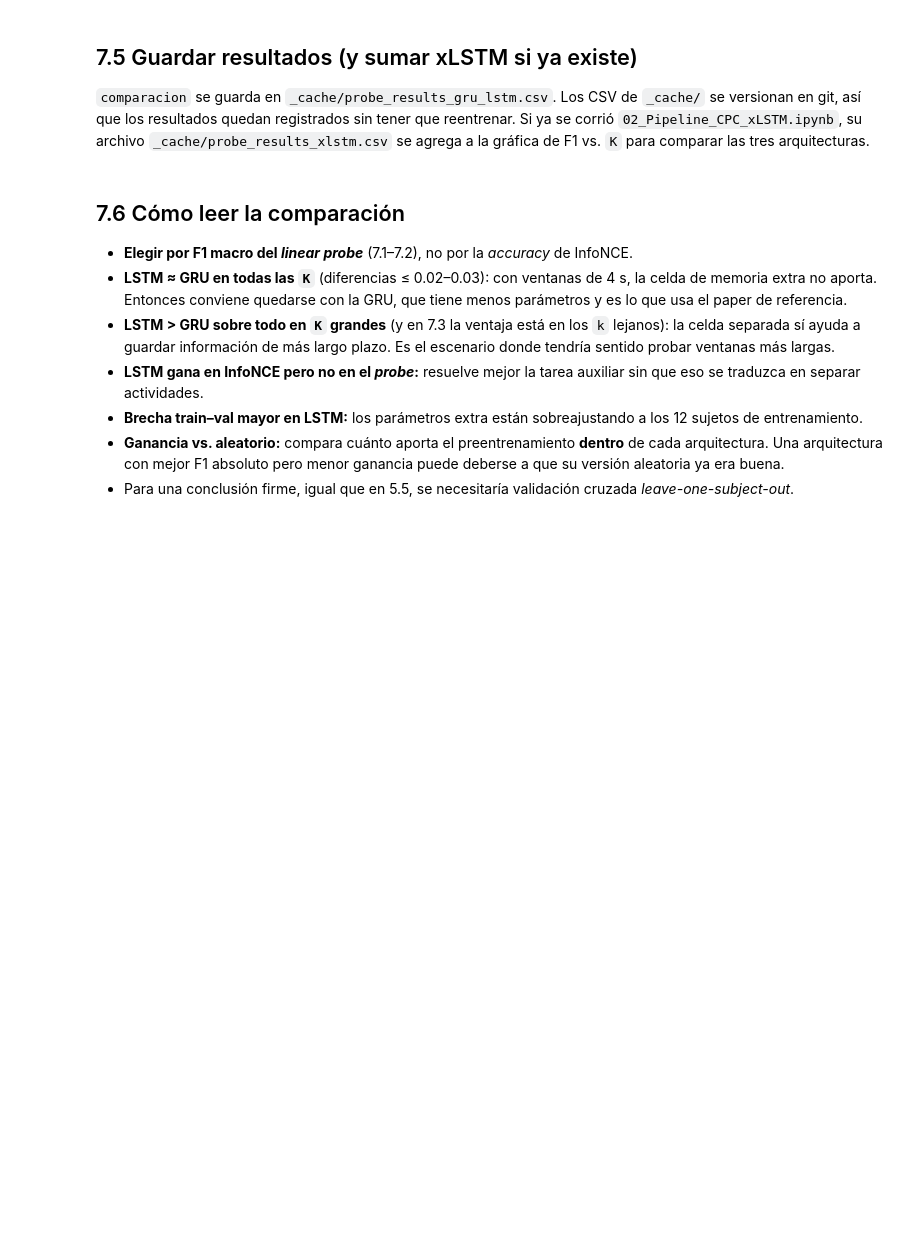
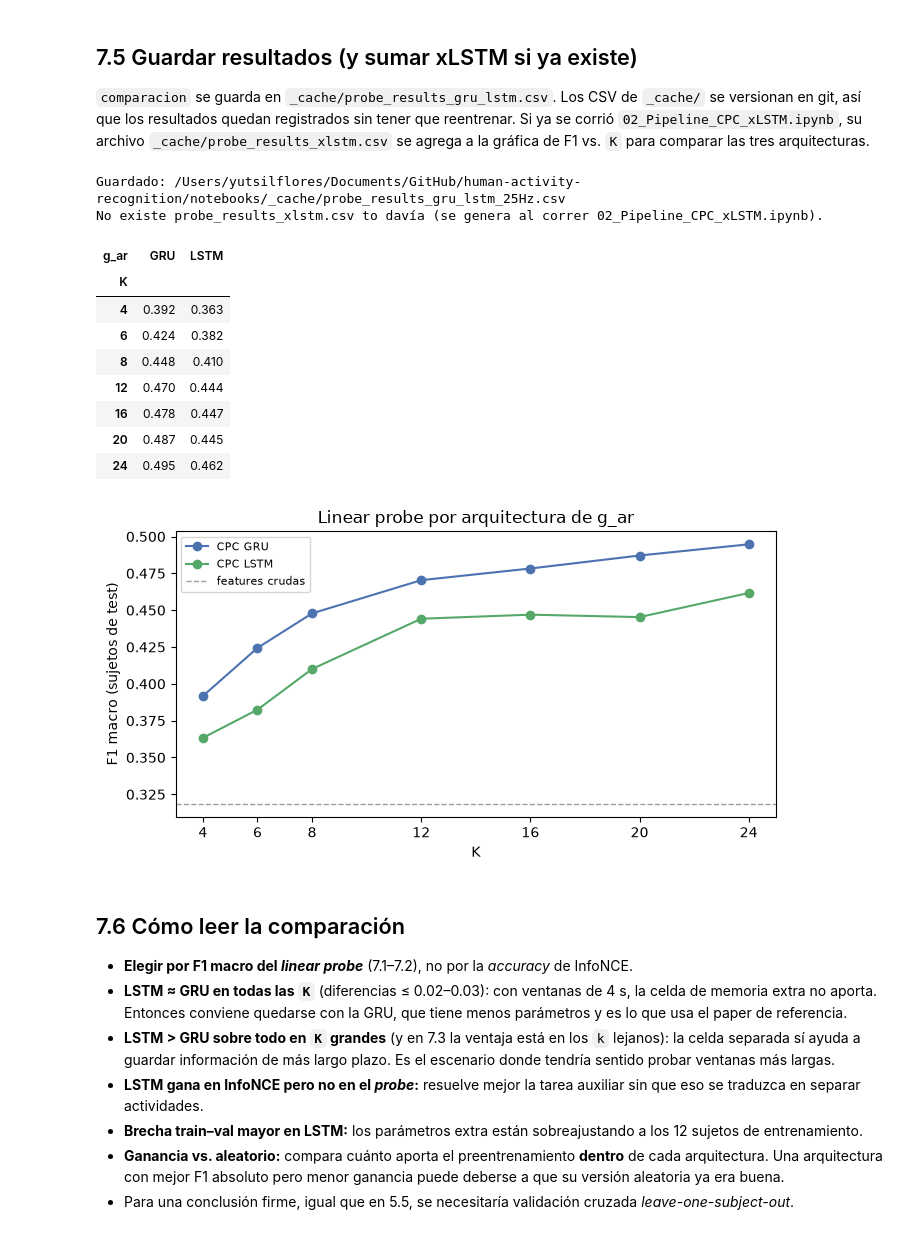
Before and after one commit to Paola-leon/human-activity-recognition, a Jupyter notebook: notebooks/01_Pipeline_CPC.ipynb, the cells around one changed output. Drawn from its saved outputs; the diff is of its cells as text; code cells hidden in the pictures; blank space fills up the shorter version.

Commit message:
New trail: Frecuencia de muestreo de 25 Hz

```diff
--- a/notebooks/01_Pipeline_CPC.ipynb
+++ b/notebooks/01_Pipeline_CPC.ipynb
@@ -690,7 +725,9 @@ siendo una elección razonable sin tener que tocar `CPCConfig`.
 # %%
-TARGET_FS = 50          # Hz: frecuencia común tras resampleo (Norm_RMS ya es una envolvente suave de 250 ms)
+TARGET_FS = 25          # Hz: frecuencia común tras resampleo (Norm_RMS ya es una envolvente suave de 250 ms)
+                        # Corrida original: 50 Hz. Con 25 Hz cada paso dura 40 ms (antes 20 ms).
+FS_TAG = "" if TARGET_FS == 50 else f"_{TARGET_FS}Hz"   # etiqueta para checkpoints/archivos; vacía a 50 Hz
 WINDOW_SECONDS = 4.0
-WINDOW_LEN = int(TARGET_FS * WINDOW_SECONDS)   # 200 pasos, igual T que x_demo en la sección 3
+WINDOW_LEN = int(TARGET_FS * WINDOW_SECONDS)   # pasos por ventana: 200 a 50 Hz, 100 a 25 Hz (4 s en ambos casos)
 HOP_LEN = WINDOW_LEN // 2                      # 50% de solape entre ventanas consecutivas
 
 NORM_RMS = [f"Norm_RMS_{i}" for i in range(1, 9)]
@@ -917,7 +959,7 @@ CKPT_DIR.mkdir(exist_ok=True)
 
 
 def ckpt_path(cfg: CPCConfig, n_epochs=N_EPOCHS) -> Path:
-    return CKPT_DIR / f"cpc_emg_K{cfg.n_pred_steps}_ep{n_epochs}.pt"
+    return CKPT_DIR / f"cpc_emg{FS_TAG}_K{cfg.n_pred_steps}_ep{n_epochs}.pt"   # FS_TAG: "" a 50 Hz, "_25Hz" a 25 Hz
 
 
 def save_cpc(model, cfg: CPCConfig, history, n_epochs=N_EPOCHS) -> Path:
@@ -934,6 +976,8 @@ def save_cpc(model, cfg: CPCConfig, history, n_epochs=N_EPOCHS) -> Path:
 
 def load_cpc(path: Path):
     ckpt = torch.load(path, map_location=DEVICE)
+    assert ckpt.get("target_fs", 50) == TARGET_FS, (
+        f"{path.name} se entrenó a {ckpt.get('target_fs')} Hz, pero TARGET_FS = {TARGET_FS} Hz")
     cfg = CPCConfig(**ckpt["cfg"])
     model = CPCModel(cfg).to(DEVICE)
     model.load_state_dict(ckpt["model_state_dict"])
@@ -1047,7 +1104,7 @@ sEMG** (~690 Hz, `End_Frame` inclusivo). Para cada trial:
 # %%
 LABEL_DIR = DATA_ROOT / "Labels"
 LABEL_ORDER = ["N", "LF", "K", "PT", "LT", "W", "PF"]   # mismas 7 clases y orden que en el EDA
-EVAL_HOP = 25   # pasos entre ventanas evaluadas (0.5 s a 50 Hz)
+EVAL_HOP = int(0.5 * TARGET_FS)   # pasos entre ventanas evaluadas: 0.5 s (25 pasos a 50 Hz, 12 a 25 Hz)
 
 
 def label_file(row):
@@ -1358,7 +1447,7 @@ def ckpt_path_ar(cfg: CPCConfigAR, n_epochs=N_EPOCHS) -> Path:
     if cfg.ar_type == "gru":
         return ckpt_path(cfg, n_epochs)                # nombres de la sección 5, sin cambios
     # _v2: LSTM con capas apiladas a mano (sin el bug de MPS); los cpc_emg_lstm_K*.pt anteriores no son válidos
-    return CKPT_DIR / f"cpc_emg_{cfg.ar_type}_v2_K{cfg.n_pred_steps}_ep{n_epochs}.pt"
+    return CKPT_DIR / f"cpc_emg_{cfg.ar_type}_v2{FS_TAG}_K{cfg.n_pred_steps}_ep{n_epochs}.pt"
 
 
 def save_cpc_ar(model, cfg: CPCConfigAR, history, n_epochs=N_EPOCHS) -> Path:
@@ -1370,6 +1459,8 @@ def save_cpc_ar(model, cfg: CPCConfigAR, history, n_epochs=N_EPOCHS) -> Path:
 
 def load_cpc_ar(path: Path):
     ckpt = torch.load(path, map_location=DEVICE)
+    assert ckpt.get("target_fs", 50) == TARGET_FS, (
+        f"{path.name} se entrenó a {ckpt.get('target_fs')} Hz, pero TARGET_FS = {TARGET_FS} Hz")
     cfg = CPCConfigAR(**ckpt["cfg"])                   # checkpoints sin `ar_type` -> "gru"
     model = CPCModelAR(cfg).to(DEVICE)
     model.load_state_dict(ckpt["model_state_dict"])
@@ -1615,29 +1812,42 @@ best.set_index("g_ar")[["K", "F1 macro"] + class_cols].round(3)
 resultados quedan registrados sin tener que reentrenar. Si ya se corrió `02_Pipeline_CPC_xLSTM.ipynb`, su archivo
 `_cache/probe_results_xlstm.csv` se agrega a la gráfica de F1 vs. `K` para comparar las tres arquitecturas.
 # %%
-comparacion.to_csv(CACHE_DIR / "probe_results_gru_lstm.csv", index=False)
-print("Guardado:", CACHE_DIR / "probe_results_gru_lstm.csv")
+comparacion.to_csv(CACHE_DIR / f"probe_results_gru_lstm{FS_TAG}.csv", index=False)
+print("Guardado:", CACHE_DIR / f"probe_results_gru_lstm{FS_TAG}.csv")
 
 XLSTM_CSV = CACHE_DIR / "probe_results_xlstm.csv"
 todas = comparacion
 if XLSTM_CSV.exists():
     todas = pd.concat([comparacion, pd.read_csv(XLSTM_CSV)], ignore_index=True)
     print("Incluyendo resultados de xLSTM:", XLSTM_CSV.name)
 else:
     print(f"No existe {XLSTM_CSV.name} to davía (se genera al correr 02_Pipeline_CPC_xLSTM.ipynb).")
 
 colors_all = {**ARCH_COLORS, "xLSTM": "#c44e52"}
 fig, ax = plt.subplots(figsize=(7, 3.8))
 for g_ar, d in todas[todas["representación"] == "CPC"].groupby("g_ar"):
     ax.plot(d.K, d["F1 macro"], marker="o", color=colors_all.get(g_ar), label=f"CPC {g_ar}")
 ax.axhline(probe_df.loc["Features crudas", "F1 macro"], color="#9e9e9e", ls="--", lw=1, label="features crudas")
 ax.set(xlabel="K", ylabel="F1 macro (sujetos de test)", title="Linear probe por arquitectura de g_ar")
 ax.set_xticks(K_VALUES)
 ax.legend(fontsize=8)
 fig.tight_layout()
 
 (todas[todas["representación"] == "CPC"].pivot(index="K", columns="g_ar", values="F1 macro")
  .rename(index=int).round(3))
+# %% [output]
+Guardado: /Users/yutsilflores/Documents/GitHub/human-activity-recognition/notebooks/_cache/probe_results_gru_lstm_25Hz.csv
+No existe probe_results_xlstm.csv to davía (se genera al correr 02_Pipeline_CPC_xLSTM.ipynb).
+| g_ar | GRU | LSTM |
+| K |  |  |
+| 4 | 0.392 | 0.363 |
+| 6 | 0.424 | 0.382 |
+| 8 | 0.448 | 0.410 |
+| 12 | 0.470 | 0.444 |
+| 16 | 0.478 | 0.447 |
+| 20 | 0.487 | 0.445 |
+| 24 | 0.495 | 0.462 |
+[figure, added]
 # %% [markdown]
 ## 7.6 Cómo leer la comparación
 
```
Also changed, not shown: parts of 29 cells of this notebook, 9 other files.
